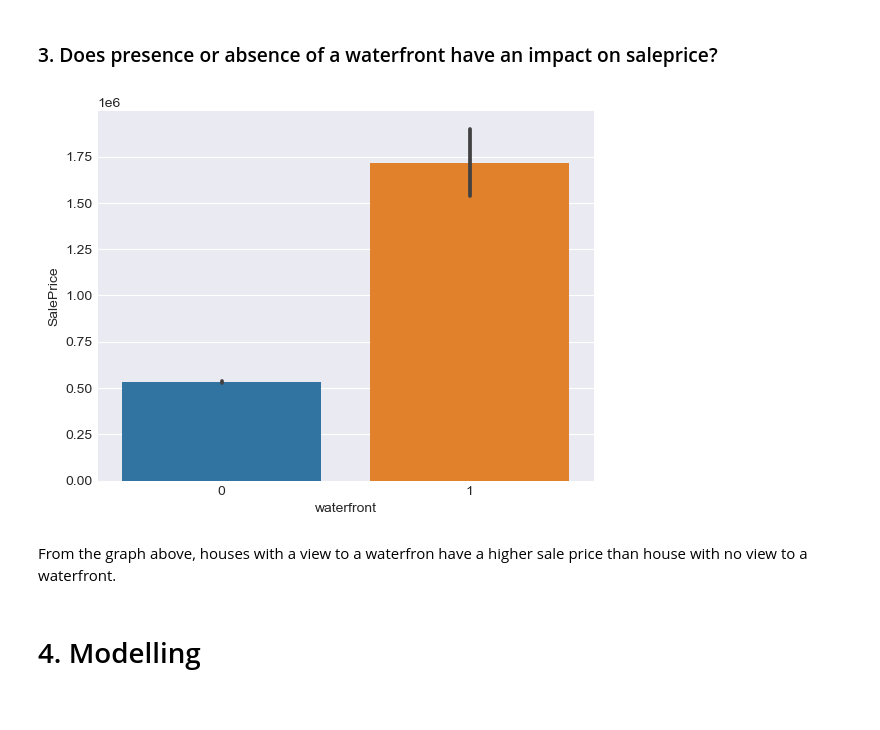
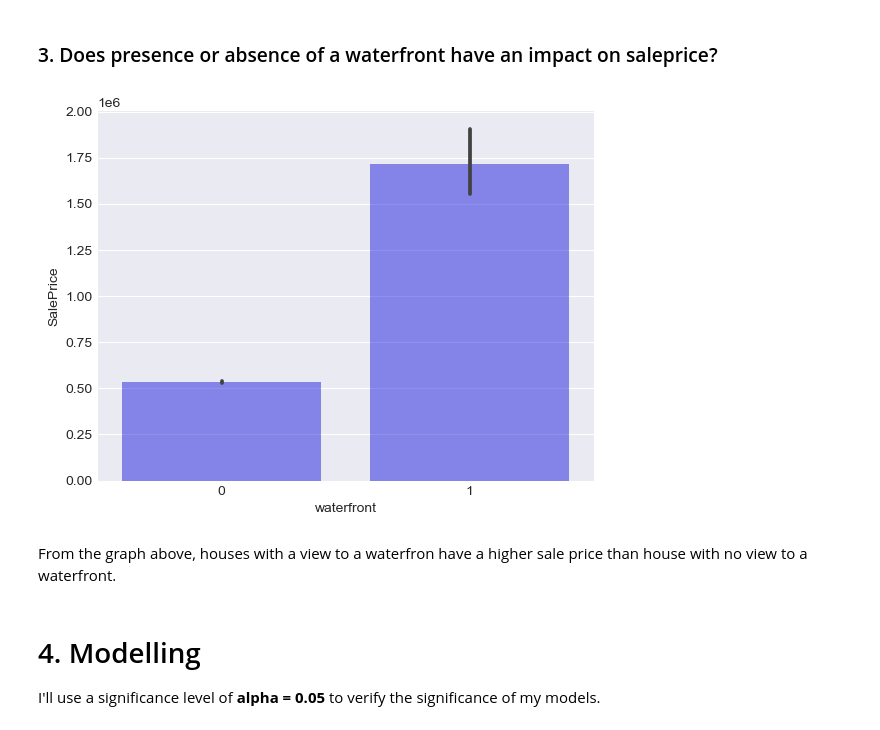
Before and after one commit to brandonbush2/Elite-Properties-Project, a Jupyter notebook: Elite Properties Group.ipynb, the cells around one changed output. Drawn from its saved outputs; the diff is of its cells as text; code cells hidden in the pictures.

```diff
--- a/Elite Properties Group.ipynb
+++ b/Elite Properties Group.ipynb
@@ -423,8 +423,8 @@ Clearly, houses with larger living room area square feet have a higher sale pric
 ### 3. Does presence or absence of a waterfront have an impact on saleprice?
 # %%
 #plotting a bar plot to visualize number of bedrooms against sale price
-sns.barplot(x = data['waterfront'], y = data['SalePrice'], data = data);
+sns.barplot(x = data['waterfront'], y = data['SalePrice'], data = data,  color = 'blue', alpha = 0.5);
 # %% [output]
-[figure, old version]
+[figure, new version]
 # %% [markdown]
 From the graph above, houses with a view to a waterfron have a higher sale price than house with no view to a waterfront.
@@ -449,2 +431,3 @@ def one_hot_encode(df, catcols):
 # %% [markdown]
 # 4. Modelling
+I'll use a significance level of **alpha = 0.05** to verify the significance of my models.
```
Also changed, not shown: parts of 19 cells of this notebook.
